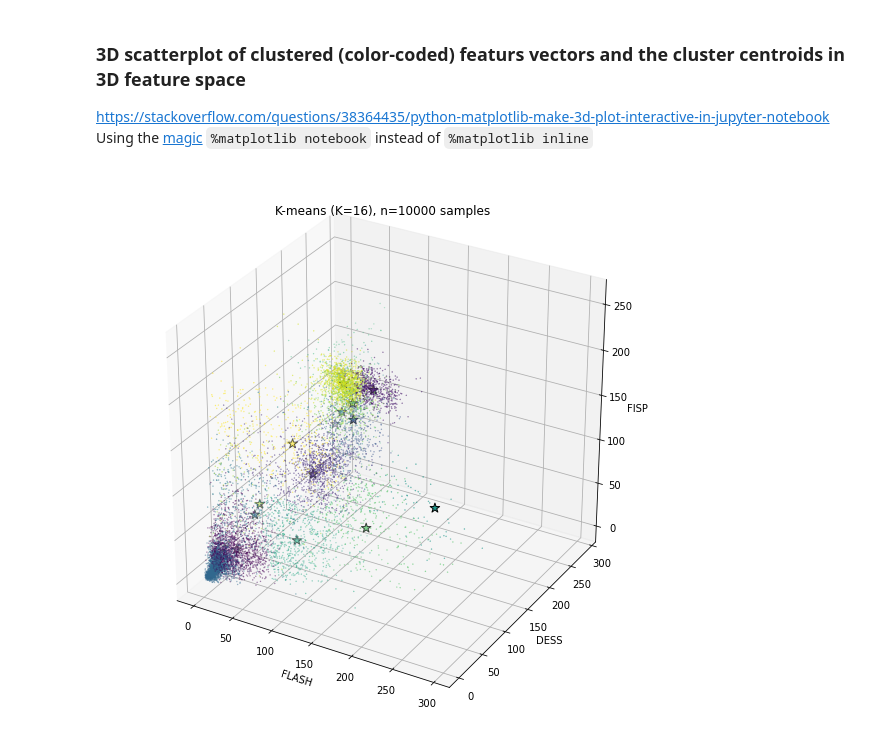
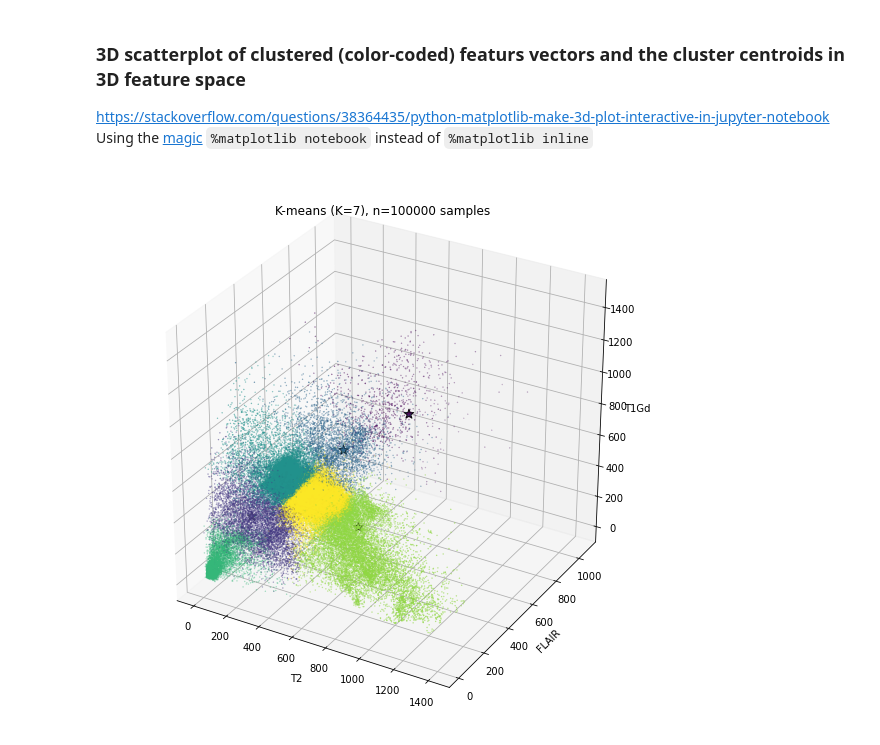
Before and after one commit to oercompbiomed/Seili-2020, a Jupyter notebook: mri-image-analysis/03-mri-kmeans-brain-tumor.ipynb, the cells around one changed output. Cells and saved outputs as stored; diff of their text form; code cells hidden in the pictures.

```diff
--- a/mri-image-analysis/03-mri-kmeans-brain-tumor.ipynb
+++ b/mri-image-analysis/03-mri-kmeans-brain-tumor.ipynb
@@ -390,7 +415,7 @@ X.shape  # n x p data matrix, n=samples, p = feature vector dimension
 ### Clustering the 4D multispectral data within the ROI mask
 ####  LATER: _play with different values of `K`, `max_iter` and `tol`_
 # %%
-K = 16  # Number of clusters
+K = 7  # Number of clusters
 max_iter = 300 # Max number of iteration
 tol = 0.0001 # Tolerance
 kmeans_model = KMeans(n_clusters=K, random_state=42, max_iter=max_iter, tol=tol)
@@ -539,36 +583,36 @@ Using the [magic](https://ipython.readthedocs.io/en/stable/interactive/magics.ht
 # %%
 %matplotlib inline
 # %matplotlib notebook
 
 fig = plt.figure()
 fig.set_size_inches(10, 10)
 ax = fig.add_subplot(111, projection='3d')
 
-n=10000
+n=100000
 
 xs = X[:n,0]
 ys = X[:n,1]
-zs = X[:n,2]
+zs = X[:n,3]
 c = kmeans_fit.labels_[:n]
 
 ax.scatter(xs, ys, zs, c=c, marker='.', s=0.5)
 
 cxs = kmeans_fit.cluster_centers_[:,0]
 cys = kmeans_fit.cluster_centers_[:,1]
-czs = kmeans_fit.cluster_centers_[:,2]
+czs = kmeans_fit.cluster_centers_[:,3]
 cc = range(K)
 
 ax.scatter(cxs, cys, czs, c=cc, marker='*', s=100,  edgecolors = 'black')
 
 
-ax.set_xlabel('FLASH')
-ax.set_ylabel('DESS')
-ax.set_zlabel('FISP')
+ax.set_xlabel(chn_names[0])
+ax.set_ylabel(chn_names[1])
+ax.set_zlabel(chn_names[3])
 
 plt.title('K-means (K=%d), n=%d samples' % (K, len(xs)))
 plt.show()
 # %% [output]
-[figure, old version]
+[figure, new version]
 # %% [markdown]
 ## $\rightarrow$ Your turn!
 > ## - Play with different values of `K`  (e.g. K=2, ...., 32)
```
Also changed, not shown: parts of 15 cells of this notebook, 2 other files.
